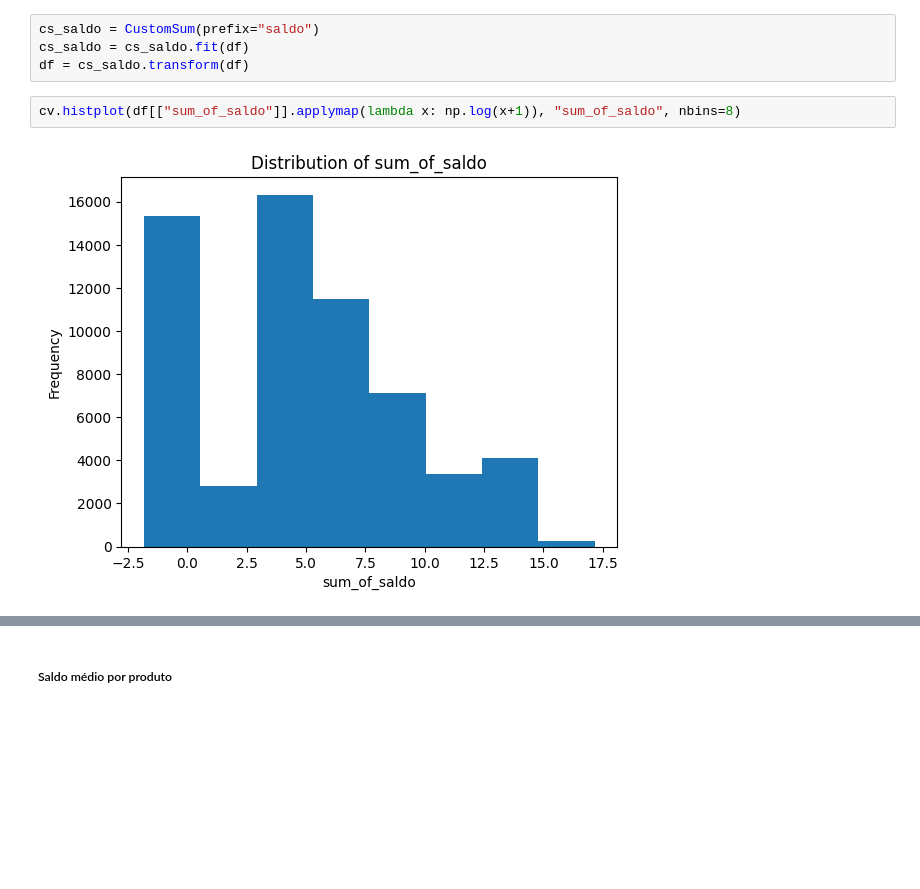
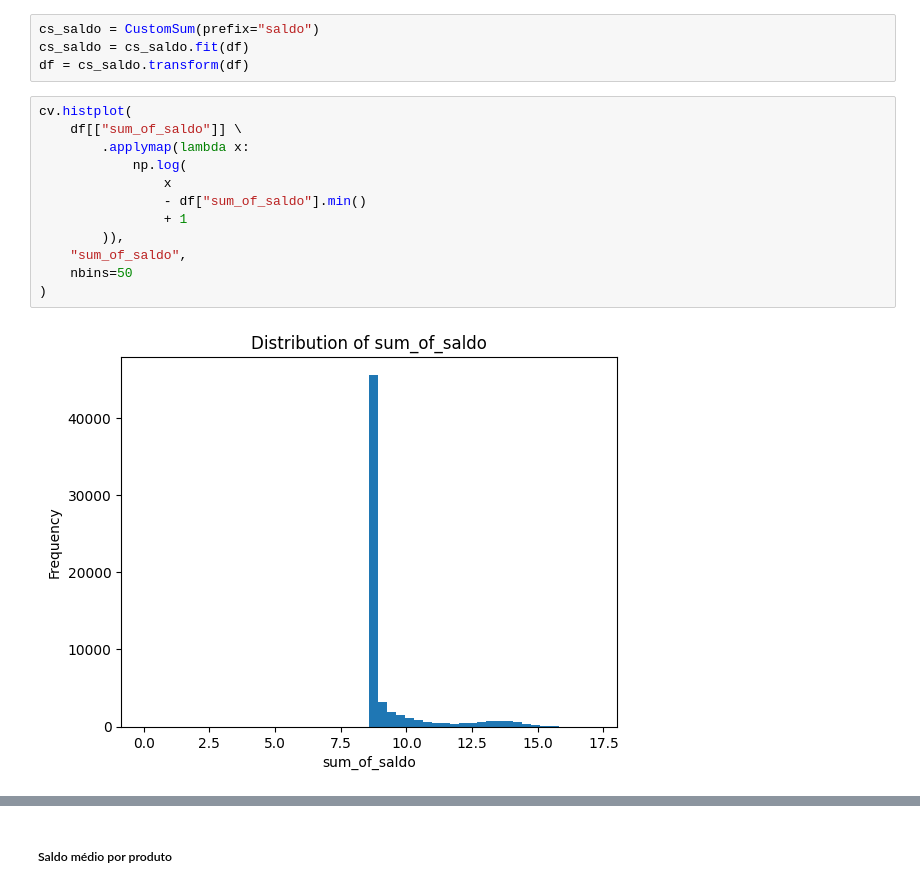
Before and after one commit to FelipeViacava/data-masters-case, a Jupyter notebook: 01-eda.ipynb, the cells around one changed output, grey strips where cells are left out. Drawn from its saved outputs; the diff is of its cells as text; blank space fills up the shorter version.

```diff
--- a/01-eda.ipynb
+++ b/01-eda.ipynb
@@ -253,6 +245,16 @@ cs_saldo = CustomSum(prefix="saldo")
 cs_saldo = cs_saldo.fit(df)
 df = cs_saldo.transform(df)
 # %%
-cv.histplot(df[["sum_of_saldo"]].applymap(lambda x: np.log(x+1)), "sum_of_saldo", nbins=8)
+cv.histplot(
+    df[["sum_of_saldo"]] \
+        .applymap(lambda x:
+            np.log(
+                x
+                - df["sum_of_saldo"].min()
+                + 1
+        )),
+    "sum_of_saldo",
+    nbins=50
+)
 # %% [output]
-[figure, old version]
+[figure, new version]
```
Also changed, not shown: parts of 59 cells of this notebook, 2 other files.
